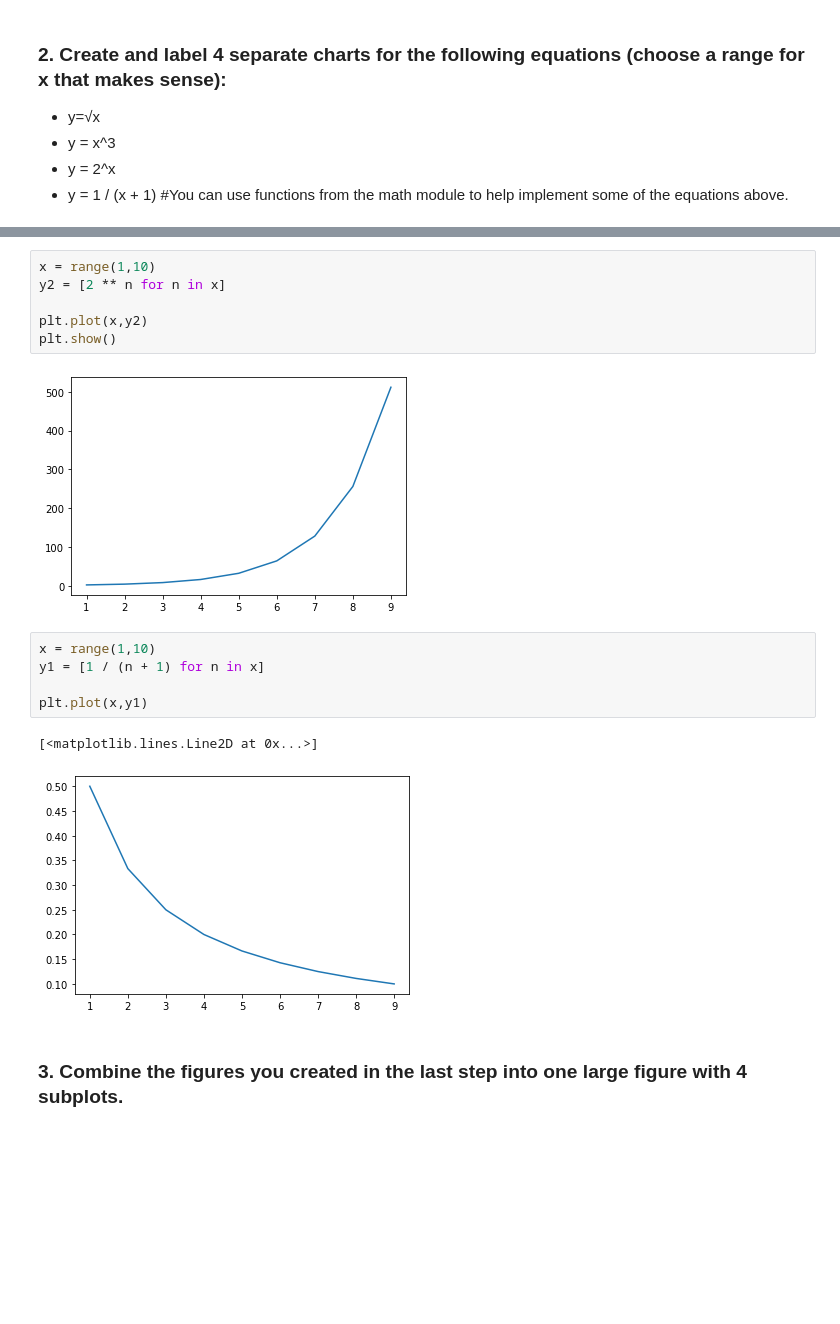
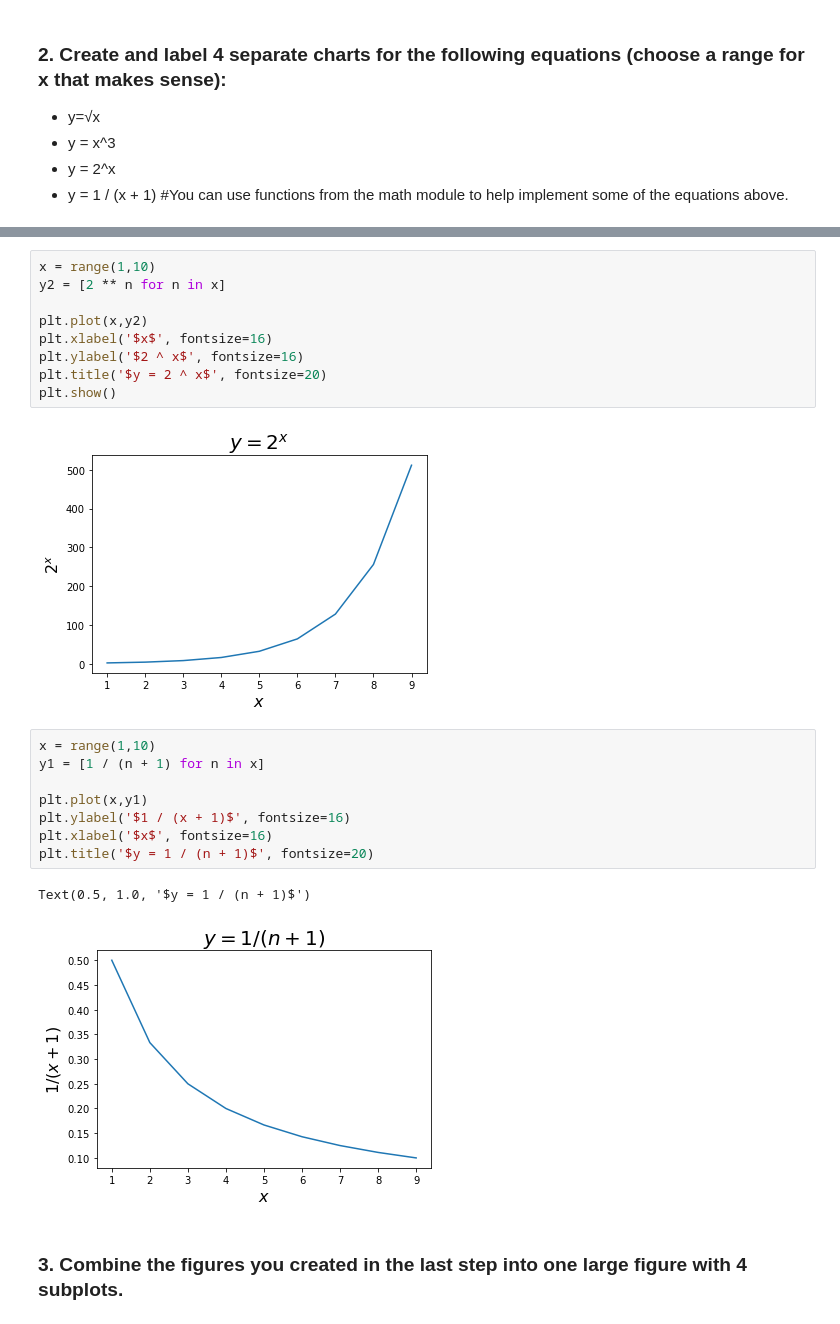
Before and after one commit to justin-m-sullivan/numpy-pandas-visualization-exercises, a Jupyter notebook: matplotlib_exercises.ipynb, the cells around one changed output, grey strips where cells are left out. Cells and saved outputs as stored; diff of their text form; blank space fills up the shorter version.

```diff
--- a/matplotlib_exercises.ipynb
+++ b/matplotlib_exercises.ipynb
@@ -66,19 +67,25 @@ plt.show()
 # %%
 x = range(1,10)
 y2 = [2 ** n for n in x]
 
 plt.plot(x,y2)
+plt.xlabel('$x$', fontsize=16)
+plt.ylabel('$2 ^ x$', fontsize=16)
+plt.title('$y = 2 ^ x$', fontsize=20)
 plt.show()
 # %% [output]
-[figure, old version]
+[figure, new version]
 # %%
 x = range(1,10)
 y1 = [1 / (n + 1) for n in x]
 
 plt.plot(x,y1)
+plt.ylabel('$1 / (x + 1)$', fontsize=16)
+plt.xlabel('$x$', fontsize=16)
+plt.title('$y = 1 / (n + 1)$', fontsize=20)
 # %% [output]
-[<matplotlib.lines.Line2D at 0x...>]
+Text(0.5, 1.0, '$y = 1 / (n + 1)$')
-[figure, old version]
+[figure, new version]
 # %% [markdown]
 ### 3. Combine the figures you created in the last step into one large figure with 4 subplots.
 # %%
```
Also changed, not shown: parts of 5 cells of this notebook.
